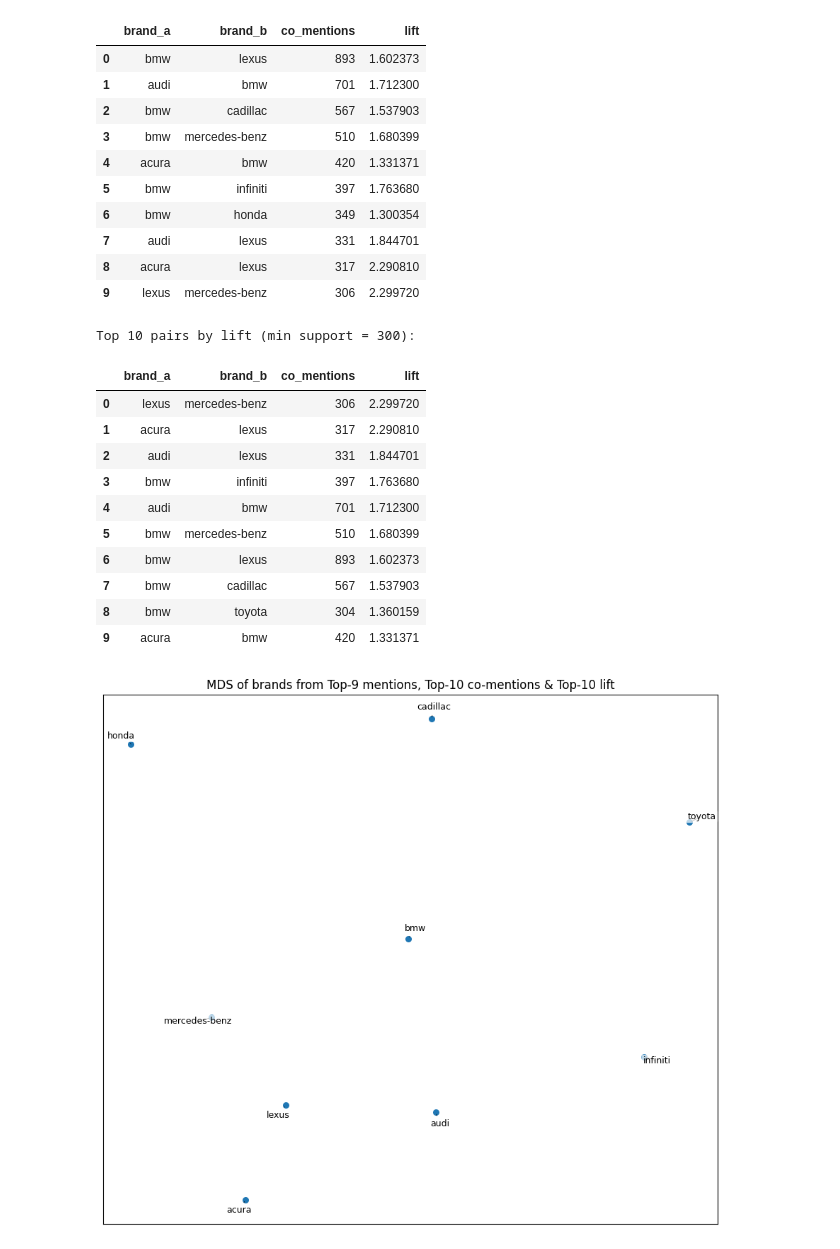
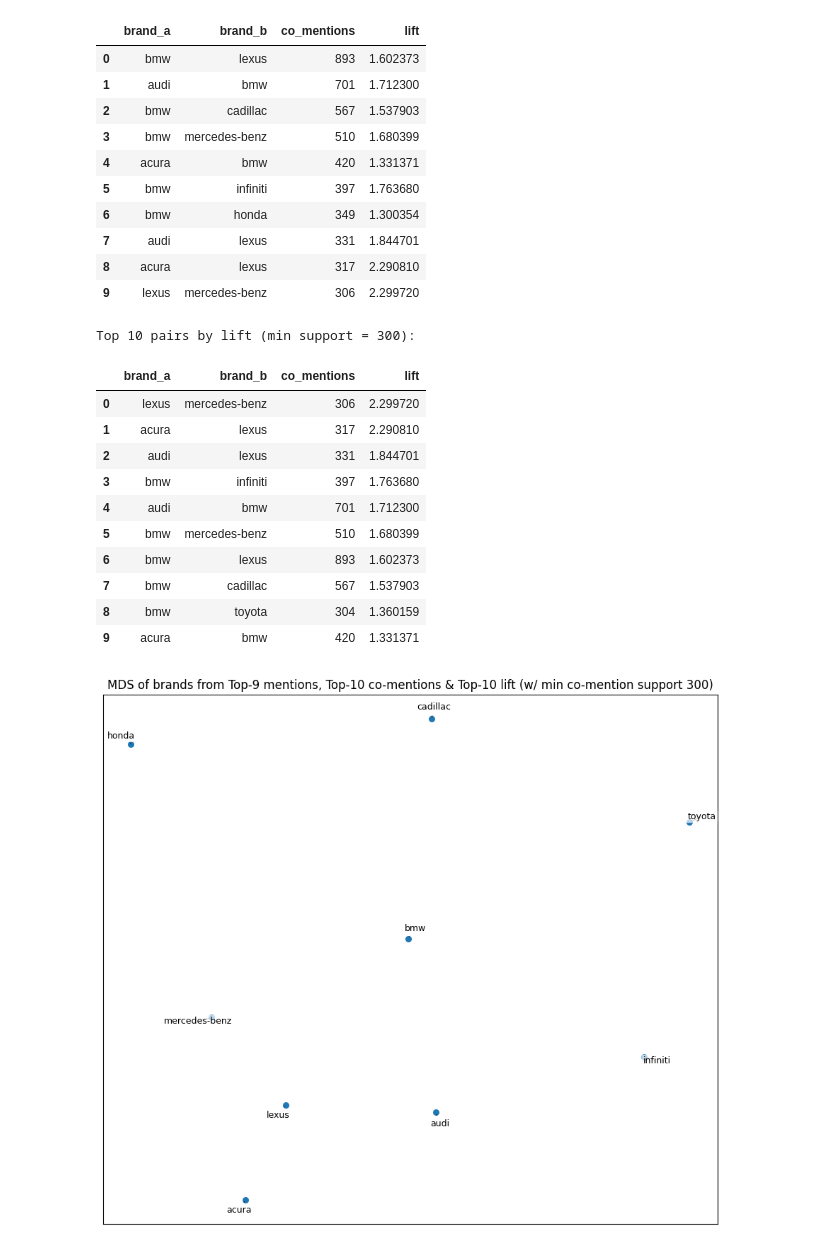
Before and after one commit to AHMerrill/Unstructured-Data-1, a Jupyter notebook: vectorizer_lift_MDS_zm.ipynb, the cells around one changed output. Saved outputs shown, nothing was run; the diff lists cells and outputs as text; code cells hidden in the pictures.

```diff
--- a/vectorizer_lift_MDS_zm.ipynb
+++ b/vectorizer_lift_MDS_zm.ipynb
@@ -671,7 +671,7 @@ for i, name in enumerate(brands_in_mds):
 
 plt.title(
     f"MDS of brands from Top-{TOP_BRANDS_BY_COUNT} mentions, "
-    f"Top-{TOP_PAIRS_BY_COMENTION} co-mentions & Top-{TOP_PAIRS_BY_LIFT} lift"
+    f"Top-{TOP_PAIRS_BY_COMENTION} co-mentions & Top-{TOP_PAIRS_BY_LIFT} lift (w/ min co-mention support {MIN_COMENTION_SUPPORT})"
 )
 plt.xticks([]); plt.yticks([])
 plt.tight_layout()
@@ -685,31 +685,31 @@ Top brands by mentions:
 | 8 | cadillac | 1035 |
 | 0 | acura | 886 |
 | 32 | mercedes-benz | 852 |
 | 16 | honda | 754 |
 | 18 | infiniti | 632 |
 | 48 | toyota | 628 |
 Top 10 pairs by co-mentions (min support = 300):
 |  | brand_a | brand_b | co_mentions | lift |
 | 0 | bmw | lexus | 893 | 1.602373 |
 | 1 | audi | bmw | 701 | 1.712300 |
 | 2 | bmw | cadillac | 567 | 1.537903 |
 | 3 | bmw | mercedes-benz | 510 | 1.680399 |
 | 4 | acura | bmw | 420 | 1.331371 |
 | 5 | bmw | infiniti | 397 | 1.763680 |
 | 6 | bmw | honda | 349 | 1.300354 |
 | 7 | audi | lexus | 331 | 1.844701 |
 | 8 | acura | lexus | 317 | 2.290810 |
 | 9 | lexus | mercedes-benz | 306 | 2.299720 |
 Top 10 pairs by lift (min support = 300):
 |  | brand_a | brand_b | co_mentions | lift |
 | 0 | lexus | mercedes-benz | 306 | 2.299720 |
 | 1 | acura | lexus | 317 | 2.290810 |
 | 2 | audi | lexus | 331 | 1.844701 |
 | 3 | bmw | infiniti | 397 | 1.763680 |
 | 4 | audi | bmw | 701 | 1.712300 |
 | 5 | bmw | mercedes-benz | 510 | 1.680399 |
 | 6 | bmw | lexus | 893 | 1.602373 |
 | 7 | bmw | cadillac | 567 | 1.537903 |
 | 8 | bmw | toyota | 304 | 1.360159 |
 | 9 | acura | bmw | 420 | 1.331371 |
-[figure, old version]
+[figure, new version]
```
